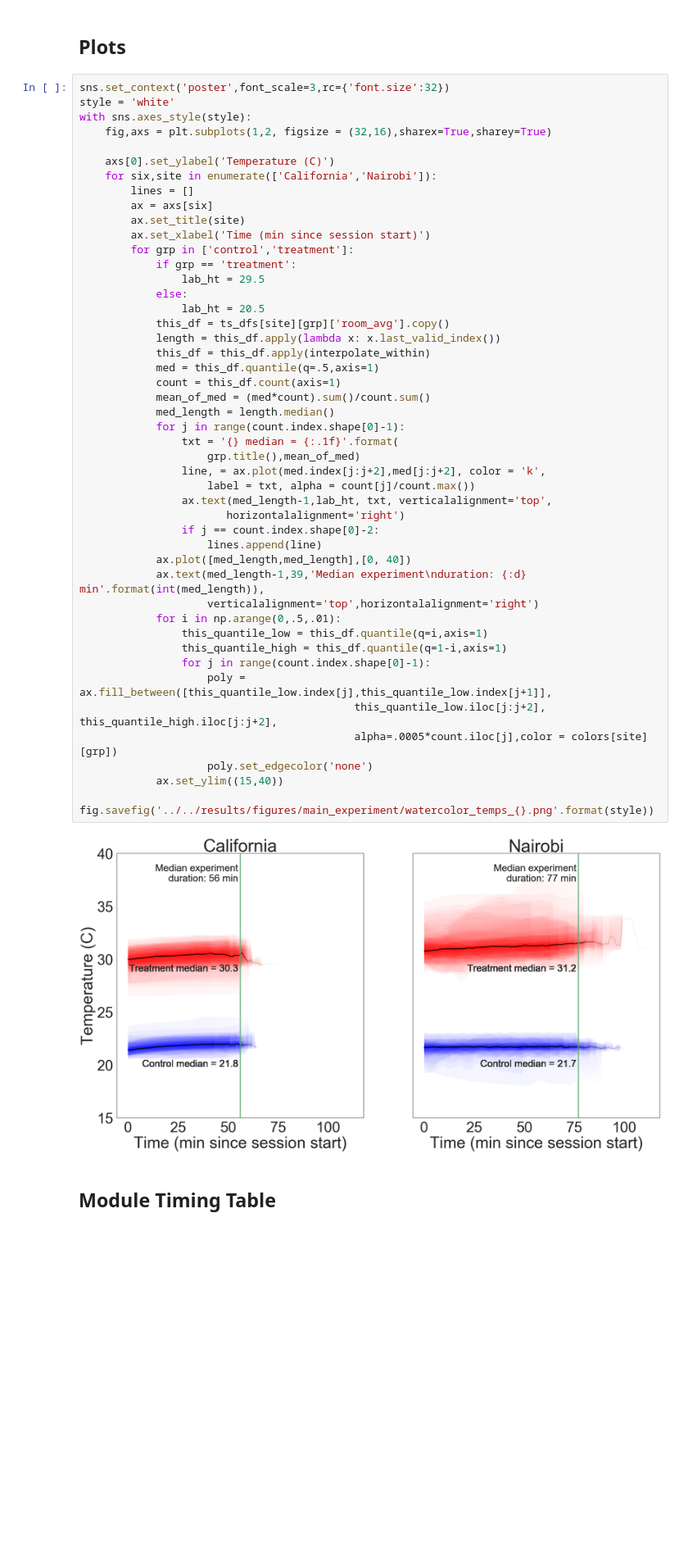
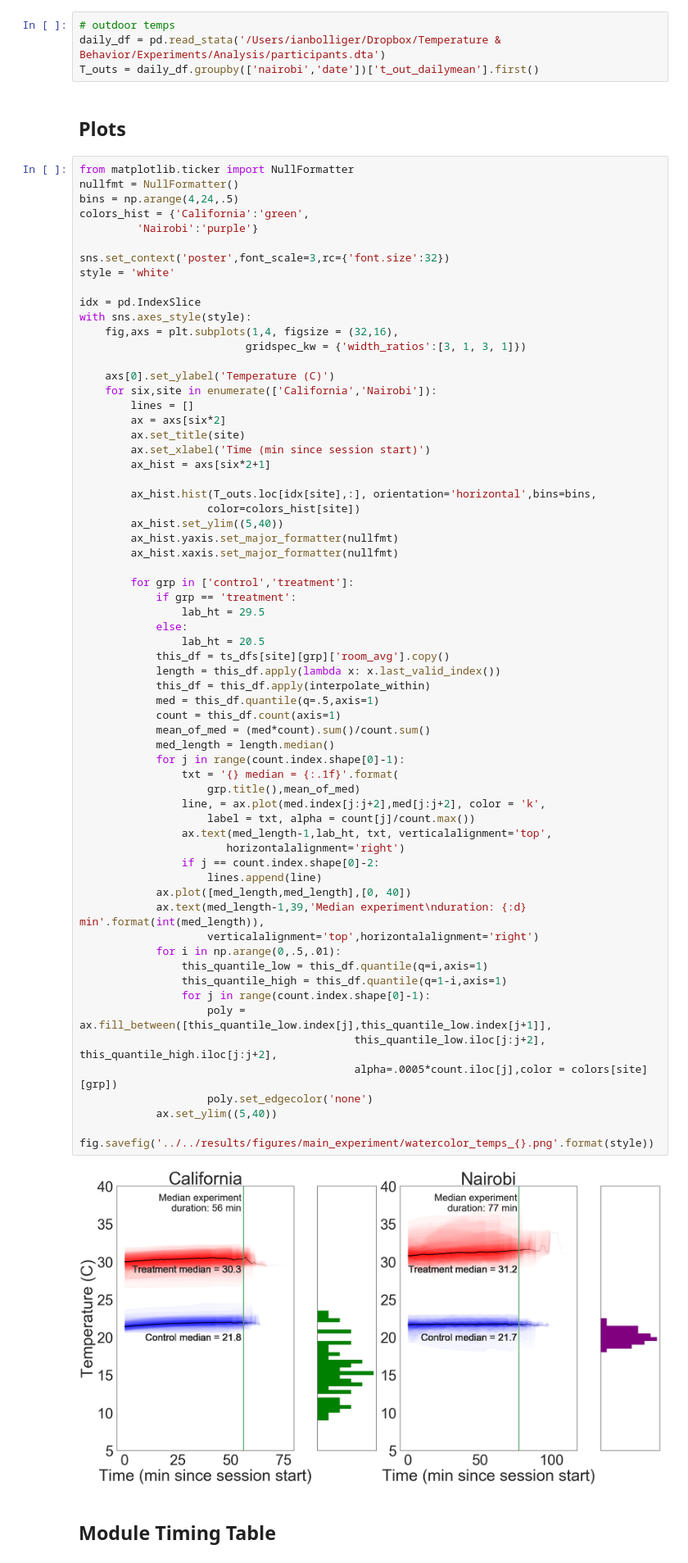
Before and after one commit to bolliger32/berkeley_temp_behavior, a Jupyter notebook: code/notebooks/publication_figures_and_tables.ipynb, the cells around one changed output. Shown: that part at 82% size. Cells and saved outputs as stored; diff of their text form; blank space fills up the shorter version.

Commit message:
update: add outdoor temp histogram to watercolor plot

```diff
--- a/code/notebooks/publication_figures_and_tables.ipynb
+++ b/code/notebooks/publication_figures_and_tables.ipynb
@@ -104,20 +101,41 @@ for site in ['California','Nairobi']:
         ts_dfs[site][grp]['room_avg'] = site_df
         for i in range(1,7):
             ts_dfs[site][grp]['p{}'.format(i)] = loc_dfs[i+1]
+# %%
+# outdoor temps
+daily_df = pd.read_stata('/Users/ianbolliger/Dropbox/Temperature & Behavior/Experiments/Analysis/participants.dta')
+T_outs = daily_df.groupby(['nairobi','date'])['t_out_dailymean'].first()
 # %% [markdown]
 ## Plots
 # %%
+from matplotlib.ticker import NullFormatter
+nullfmt = NullFormatter()
+bins = np.arange(4,24,.5)
+colors_hist = {'California':'green',
+         'Nairobi':'purple'}
+
 sns.set_context('poster',font_scale=3,rc={'font.size':32})
 style = 'white'
+
+idx = pd.IndexSlice
 with sns.axes_style(style):
-    fig,axs = plt.subplots(1,2, figsize = (32,16),sharex=True,sharey=True)
+    fig,axs = plt.subplots(1,4, figsize = (32,16),
+                          gridspec_kw = {'width_ratios':[3, 1, 3, 1]})
 
     axs[0].set_ylabel('Temperature (C)')
     for six,site in enumerate(['California','Nairobi']):
         lines = []
-        ax = axs[six]
+        ax = axs[six*2]
         ax.set_title(site)
         ax.set_xlabel('Time (min since session start)')
+        ax_hist = axs[six*2+1]
+
+        ax_hist.hist(T_outs.loc[idx[site],:], orientation='horizontal',bins=bins,
+                    color=colors_hist[site])
+        ax_hist.set_ylim((5,40))
+        ax_hist.yaxis.set_major_formatter(nullfmt)
+        ax_hist.xaxis.set_major_formatter(nullfmt)
+
         for grp in ['control','treatment']:
             if grp == 'treatment':
                 lab_ht = 29.5
@@ -126,35 +144,35 @@ with sns.axes_style(style):
             this_df = ts_dfs[site][grp]['room_avg'].copy()
             length = this_df.apply(lambda x: x.last_valid_index())
             this_df = this_df.apply(interpolate_within)
             med = this_df.quantile(q=.5,axis=1)
             count = this_df.count(axis=1)
             mean_of_med = (med*count).sum()/count.sum()
             med_length = length.median()
             for j in range(count.index.shape[0]-1):
                 txt = '{} median = {:.1f}'.format(
                     grp.title(),mean_of_med)
                 line, = ax.plot(med.index[j:j+2],med[j:j+2], color = 'k',
                     label = txt, alpha = count[j]/count.max())
                 ax.text(med_length-1,lab_ht, txt, verticalalignment='top',
                        horizontalalignment='right')
                 if j == count.index.shape[0]-2:
                     lines.append(line)
             ax.plot([med_length,med_length],[0, 40])
             ax.text(med_length-1,39,'Median experiment\nduration: {:d} min'.format(int(med_length)),
                     verticalalignment='top',horizontalalignment='right')
             for i in np.arange(0,.5,.01):
                 this_quantile_low = this_df.quantile(q=i,axis=1)
                 this_quantile_high = this_df.quantile(q=1-i,axis=1)
                 for j in range(count.index.shape[0]-1):
                     poly = ax.fill_between([this_quantile_low.index[j],this_quantile_low.index[j+1]],
                                            this_quantile_low.iloc[j:j+2], this_quantile_high.iloc[j:j+2],
                                            alpha=.0005*count.iloc[j],color = colors[site][grp])
                     poly.set_edgecolor('none')
-            ax.set_ylim((15,40))
+            ax.set_ylim((5,40))
 
 fig.savefig('../../results/figures/main_experiment/watercolor_temps_{}.png'.format(style))
 # %% [output]
-[figure, old version]
+[figure, new version]
 # %% [markdown]
 ## Module Timing Table
 # %%
```
Also changed, not shown: parts of 1 cell of this notebook, 1 other file.
